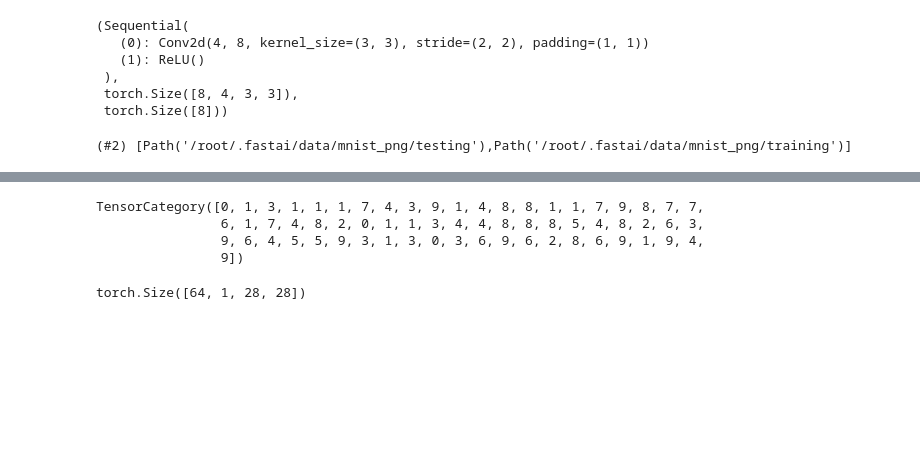
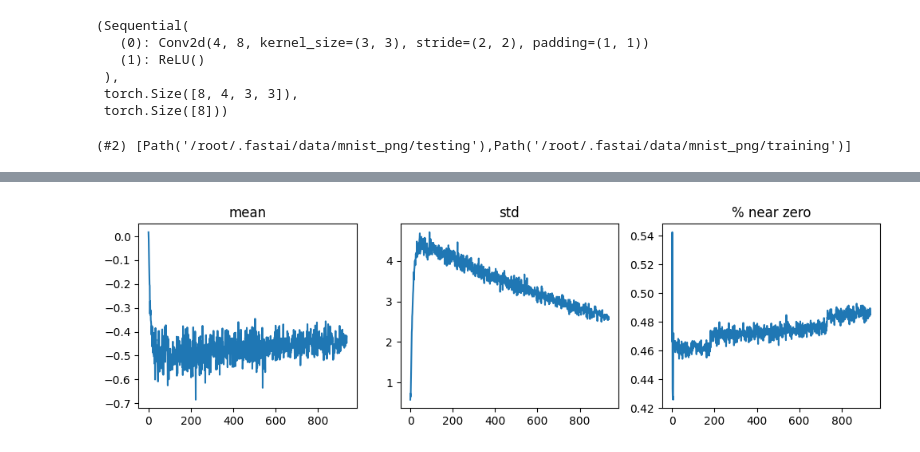
Before and after one commit to tripathysagar/fastbook-with-assign, a Jupyter notebook: Chapter-13/main.ipynb, the cells around one changed output, grey strips where cells are left out. Saved outputs shown, nothing was run; the diff lists cells and outputs as text; code cells hidden in the pictures; blank space fills up the shorter version.

```diff
--- a/Chapter-13/main.ipynb
+++ b/Chapter-13/main.ipynb
@@ -249,12 +249,4 @@ learn = fit()
-# %%
-x, y = dls_new.one_batch()
-y
-# %% [output]
-TensorCategory([0, 1, 3, 1, 1, 1, 7, 4, 3, 9, 1, 4, 8, 8, 1, 1, 7, 9, 8, 7, 7,
-                6, 1, 7, 4, 8, 2, 0, 1, 1, 3, 4, 4, 8, 8, 8, 5, 4, 8, 2, 6, 3,
-                9, 6, 4, 5, 5, 9, 3, 1, 3, 0, 3, 6, 9, 6, 2, 8, 6, 9, 1, 9, 4,
-                9])
-# %%
-x.shape
-# %% [output]
-torch.Size([64, 1, 28, 28])
+# %%
+learn.activation_stats.plot_layer_stats(0)
+# %% [output]
+[figure, added]
```
Also changed, not shown: parts of 19 cells of this notebook.
